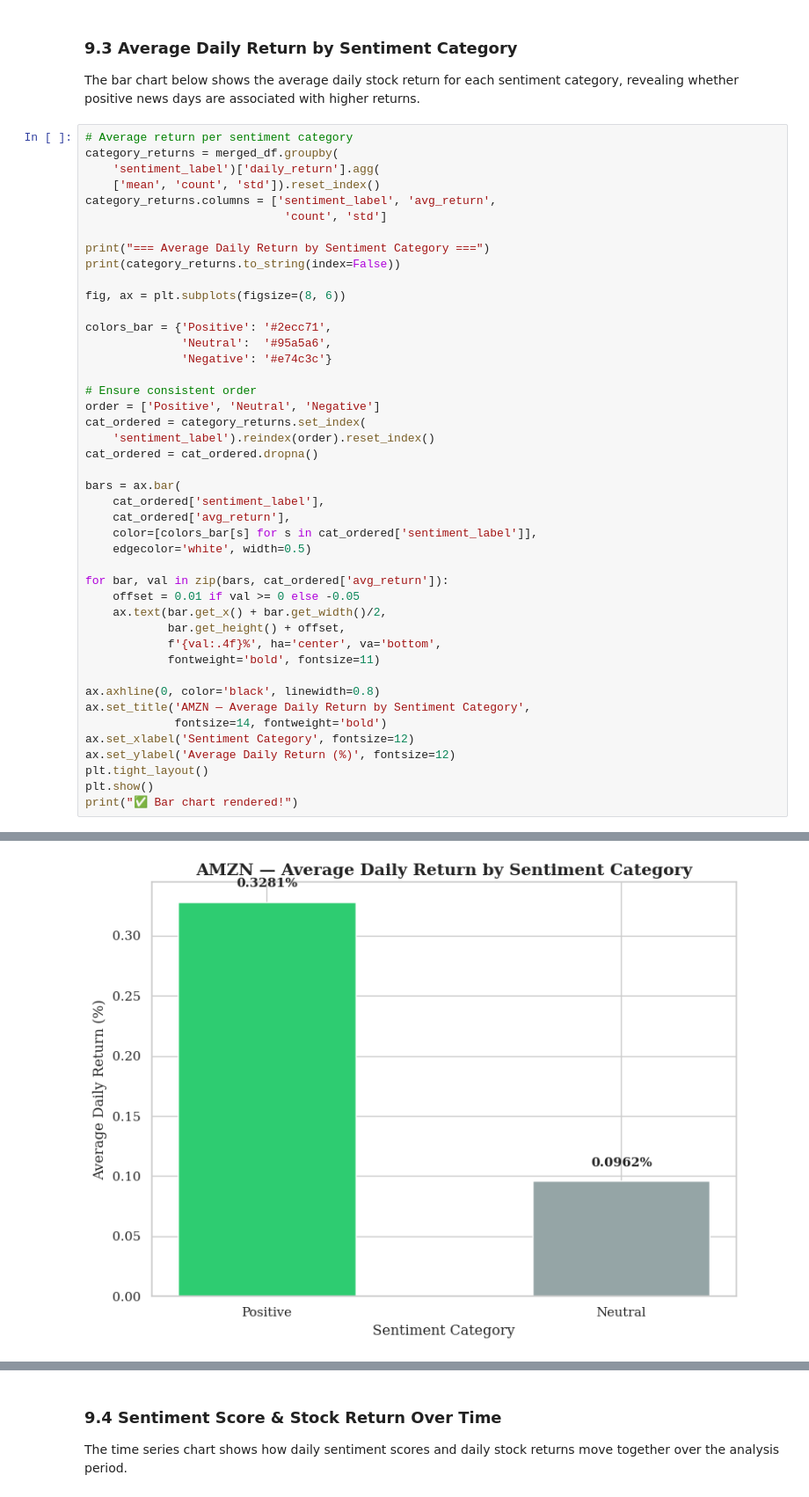
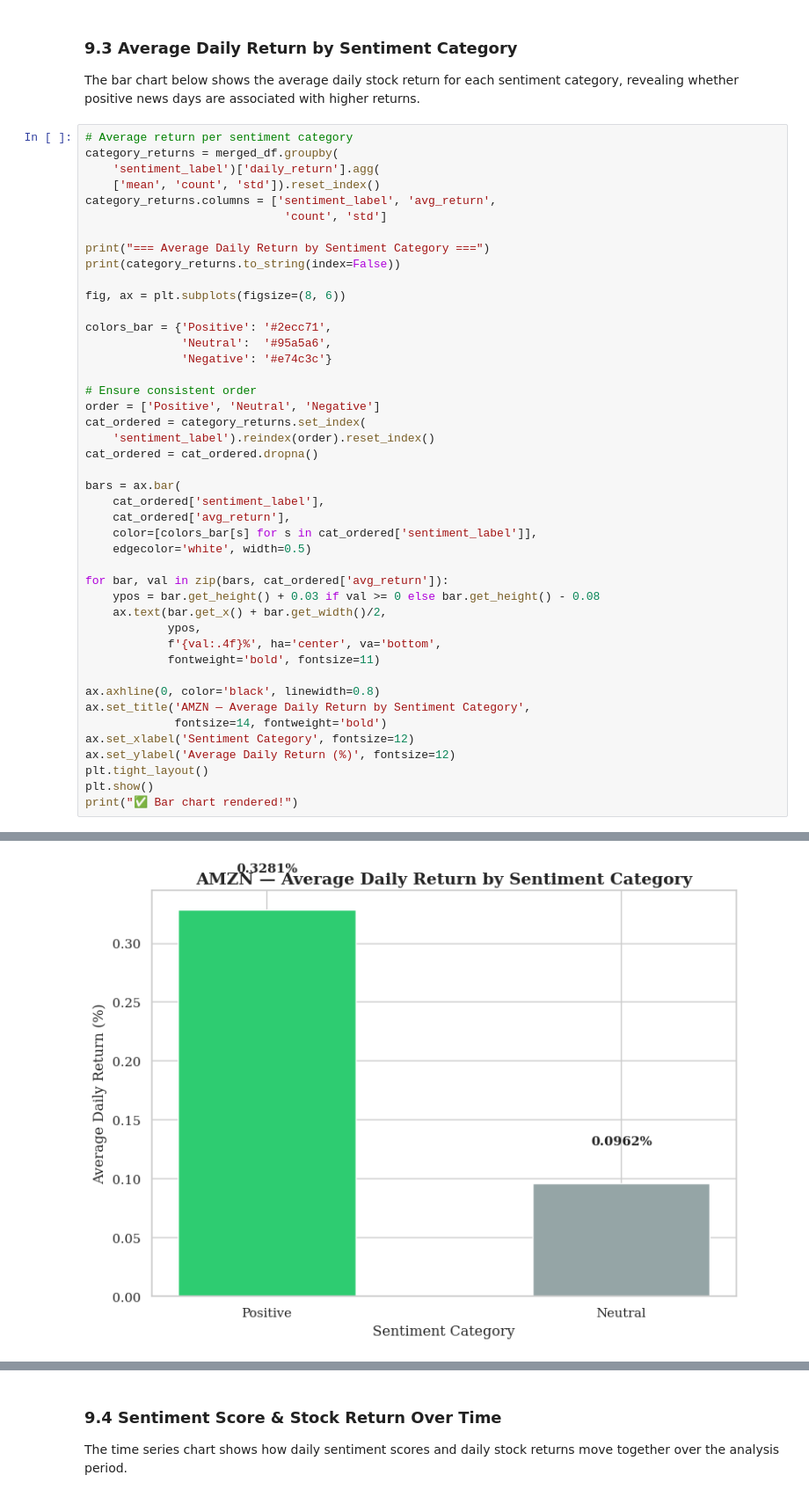
Before and after one commit to Maki4444444/News-sentiment-analysis, a Jupyter notebook: notebooks/AMZN_sentiment_correlation.ipynb, the cells around one changed output, grey strips where cells are left out. Shown at 88% size. Cells and saved outputs as stored; diff of their text form.

```diff
--- a/notebooks/AMZN_sentiment_correlation.ipynb
+++ b/notebooks/AMZN_sentiment_correlation.ipynb
@@ -535,36 +539,36 @@ colors_bar = {'Positive': '#2ecc71',
 order = ['Positive', 'Neutral', 'Negative']
 cat_ordered = category_returns.set_index(
     'sentiment_label').reindex(order).reset_index()
 cat_ordered = cat_ordered.dropna()
 
 bars = ax.bar(
     cat_ordered['sentiment_label'],
     cat_ordered['avg_return'],
     color=[colors_bar[s] for s in cat_ordered['sentiment_label']],
     edgecolor='white', width=0.5)
 
 for bar, val in zip(bars, cat_ordered['avg_return']):
-    offset = 0.01 if val >= 0 else -0.05
+    ypos = bar.get_height() + 0.03 if val >= 0 else bar.get_height() - 0.08
     ax.text(bar.get_x() + bar.get_width()/2,
-            bar.get_height() + offset,
+            ypos,
             f'{val:.4f}%', ha='center', va='bottom',
             fontweight='bold', fontsize=11)
 
 ax.axhline(0, color='black', linewidth=0.8)
 ax.set_title('AMZN — Average Daily Return by Sentiment Category',
              fontsize=14, fontweight='bold')
 ax.set_xlabel('Sentiment Category', fontsize=12)
 ax.set_ylabel('Average Daily Return (%)', fontsize=12)
 plt.tight_layout()
 plt.show()
 print("✅ Bar chart rendered!")
 # %% [output]
 === Average Daily Return by Sentiment Category ===
 sentiment_label  avg_return  count      std
        Negative    0.055440      1      NaN
         Neutral    0.096191      4 1.835375
        Positive    0.328111     23 2.318744
-[figure, old version]
+[figure, new version]
 ✅ Bar chart rendered!
 # %% [markdown]
 ### 9.4 Sentiment Score & Stock Return Over Time
```
Also changed, not shown: parts of 3 cells of this notebook.
